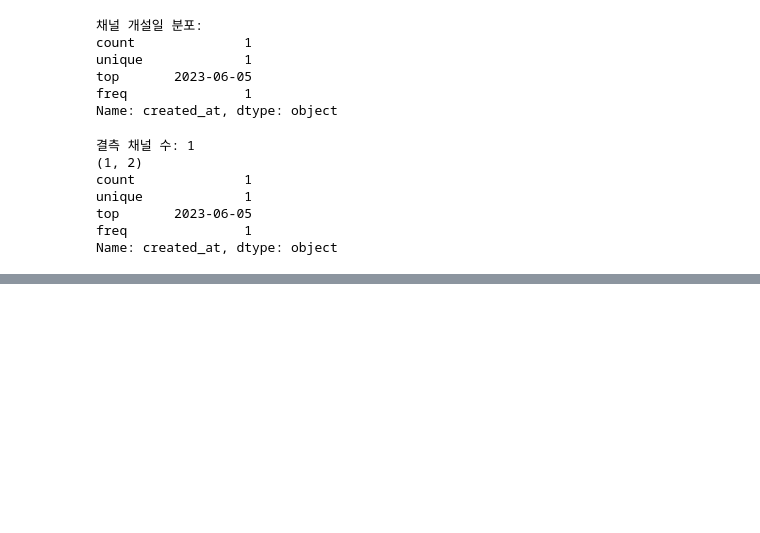
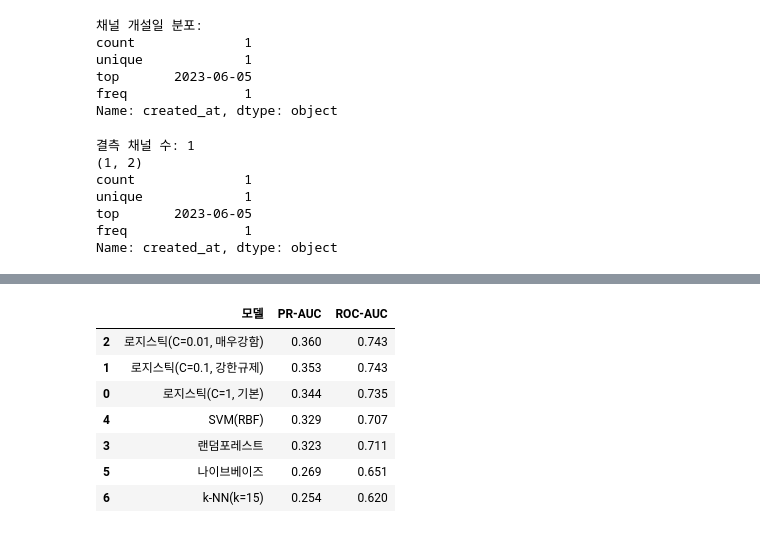
Before and after one commit to JuYeong1112/5th_Datathon, a Jupyter notebook: notebooks/03_baseline.ipynb, the cells around one changed output, grey strips where cells are left out. Saved outputs shown, nothing was run; the diff lists cells and outputs as text; code cells hidden in the pictures; blank space fills up the shorter version.

```diff
--- a/notebooks/03_baseline.ipynb
+++ b/notebooks/03_baseline.ipynb
@@ -284,0 +389,42 @@ Name: created_at, dtype: object
+# %%
+# 네 모델 한 번에 비교
+
+from sklearn.linear_model import LogisticRegression
+from sklearn.ensemble import RandomForestClassifier
+from sklearn.svm import SVC
+from sklearn.naive_bayes import GaussianNB
+from sklearn.neighbors import KNeighborsClassifier
+
+# X_train, X_hold는 셀 3에서 이미 전처리(결측 채우기+표준화+원핫) 끝난 상태
+candidates = {
+    '로지스틱(C=1, 기본)':   LogisticRegression(max_iter=1000, class_weight='balanced', C=1.0),
+    '로지스틱(C=0.1, 강한규제)': LogisticRegression(max_iter=1000, class_weight='balanced', C=0.1),
+    '로지스틱(C=0.01, 매우강함)': LogisticRegression(max_iter=1000, class_weight='balanced', C=0.01),
+    '랜덤포레스트':           RandomForestClassifier(n_estimators=300, max_depth=4, min_samples_leaf=10,
+                                                    class_weight='balanced', random_state=42),
+    'SVM(RBF)':              SVC(probability=True, class_weight='balanced', random_state=42),
+    '나이브베이즈':           GaussianNB(),
+    'k-NN(k=15)':            KNeighborsClassifier(n_neighbors=15),
+}
+
+rows = []
+for name, m in candidates.items():
+    m.fit(X_train, y_train)
+    p = m.predict_proba(X_hold)[:, 1]
+    rows.append({
+        '모델': name,
+        'PR-AUC': round(average_precision_score(y_hold, p), 3),
+        'ROC-AUC': round(roc_auc_score(y_hold, p), 3),
+    })
+
+result = pd.DataFrame(rows).sort_values('PR-AUC', ascending=False)
+result
+# %% [output]
+|  | 모델 | PR-AUC | ROC-AUC |
+| 2 | 로지스틱(C=0.01, 매우강함) | 0.360 | 0.743 |
+| 1 | 로지스틱(C=0.1, 강한규제) | 0.353 | 0.743 |
+| 0 | 로지스틱(C=1, 기본) | 0.344 | 0.735 |
+| 4 | SVM(RBF) | 0.329 | 0.707 |
+| 3 | 랜덤포레스트 | 0.323 | 0.711 |
+| 5 | 나이브베이즈 | 0.269 | 0.651 |
+| 6 | k-NN(k=15) | 0.254 | 0.620 |
```
Also changed, not shown: parts of 38 cells of this notebook, 1 other file.
